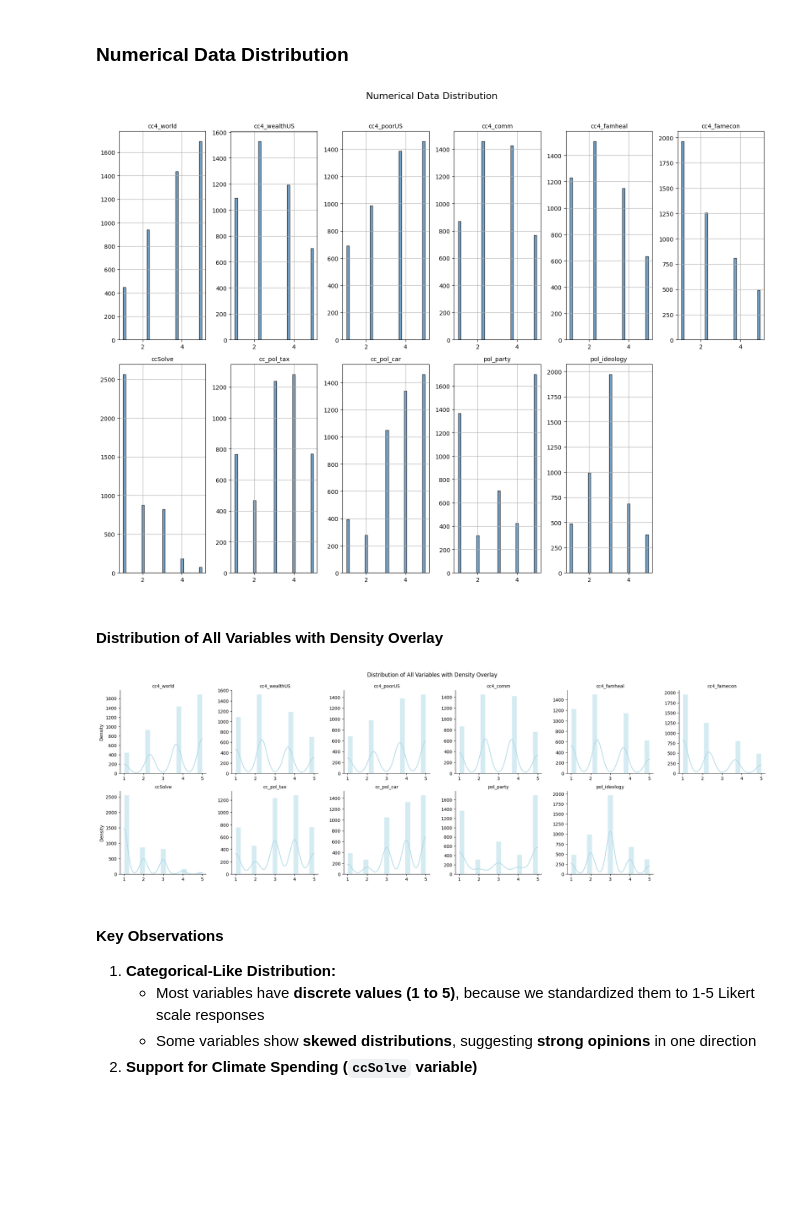
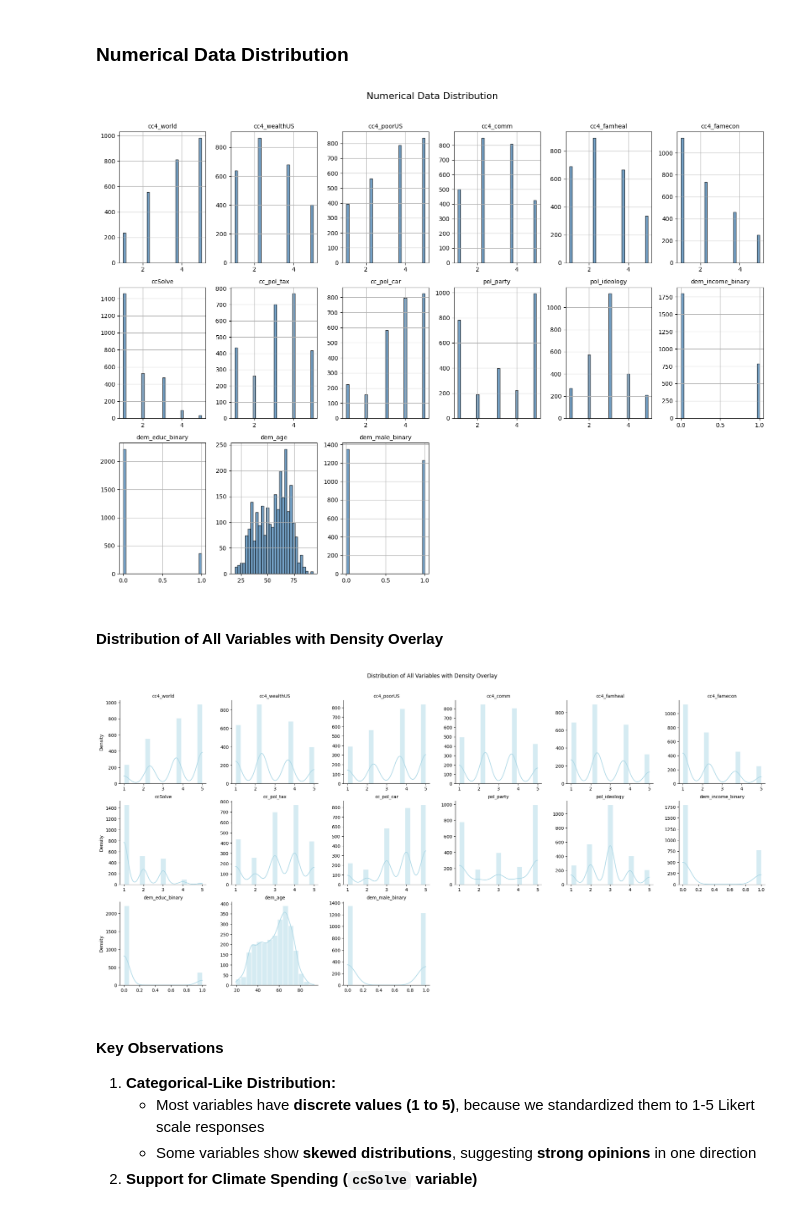
Before and after one commit to paraskevasleivadaros/climate-opinions-and-elections, a Jupyter notebook: notebooks/eda.ipynb, the cells around one changed output. Drawn from its saved outputs; the diff is of its cells as text; code cells hidden in the pictures; blank space fills up the shorter version.

```diff
--- a/notebooks/eda.ipynb
+++ b/notebooks/eda.ipynb
@@ -332,11 +387,11 @@ import pandas as pd
 import matplotlib.pyplot as plt
 
 # Load your dataset
-df = pd.read_csv('../data/4-cleaned_data.csv', low_memory=False)
+df = pd.read_csv('../data/5-cleaned_data_3waves.csv', low_memory=False)
 
 # Select only the relevant numeric variables
 columns_of_interest = [
-    "cc4_world", "cc4_wealthUS", "cc4_poorUS", "cc4_comm", "cc4_famheal", "cc4_famecon", "ccSolve", "cc_pol_tax", "cc_pol_car", "pol_party", "pol_ideology"
+    "cc4_world", "cc4_wealthUS", "cc4_poorUS", "cc4_comm", "cc4_famheal", "cc4_famecon", "ccSolve", "cc_pol_tax", "cc_pol_car", "pol_party", "pol_ideology", "dem_income_binary", "dem_educ_binary", "dem_age", "dem_male_binary"
 ]
 
 # Select only numerical columns
@@ -362,43 +417,43 @@ plt.suptitle("Numerical Data Distribution", fontsize=16)
 plt.tight_layout(rect=[0, 0, 1, 0.96])
 plt.show()
 # %% [output]
-[figure, old version]
+[figure, new version]
 # %% [markdown]
 #### Distribution of All Variables with Density Overlay
 # %%
 import matplotlib.pyplot as plt
 import seaborn as sns
 
 # Load your dataset
-df = pd.read_csv('../data/4-cleaned_data.csv', low_memory=False)
+df = pd.read_csv('../data/5-cleaned_data_3waves.csv', low_memory=False)
 
 # Select only the relevant numeric variables
 columns_of_interest = [
-    "cc4_world", "cc4_wealthUS", "cc4_poorUS", "cc4_comm", "cc4_famheal", "cc4_famecon", "ccSolve", "cc_pol_tax", "cc_pol_car", "pol_party", "pol_ideology"
+    "cc4_world", "cc4_wealthUS", "cc4_poorUS", "cc4_comm", "cc4_famheal", "cc4_famecon", "ccSolve", "cc_pol_tax", "cc_pol_car", "pol_party", "pol_ideology", "dem_income_binary", "dem_educ_binary", "dem_age", "dem_male_binary"
 ]
 
 # Select only numerical columns
 df_num = df[columns_of_interest]
 
 # Reshape data to long format for plotting
 df_long = df_num.melt(var_name="variable", value_name="value")
 
 # Set up the FacetGrid for histogram with density overlay
 g = sns.FacetGrid(df_long, col="variable", col_wrap=6, sharex=False, sharey=False, height=3.5)
 g.map_dataframe(sns.histplot, x="value", bins=15, kde=True, color="lightblue", edgecolor="white")
 
 # Adjust titles and layout
 g.set_titles(col_template="{col_name}")
 g.set_axis_labels("Value", "Density")
 plt.subplots_adjust(top=0.9)
 g.fig.suptitle("Distribution of All Variables with Density Overlay")
 
 g.set_axis_labels("", "Density")  # Remove "Value" from x-axis
 
 # Show the plot
 plt.show()
 # %% [output]
-[figure, old version]
+[figure, new version]
 # %% [markdown]
 #### Key Observations
 1. **Categorical-Like Distribution:**
```
Also changed, not shown: parts of 15 cells of this notebook, 1 other file.
